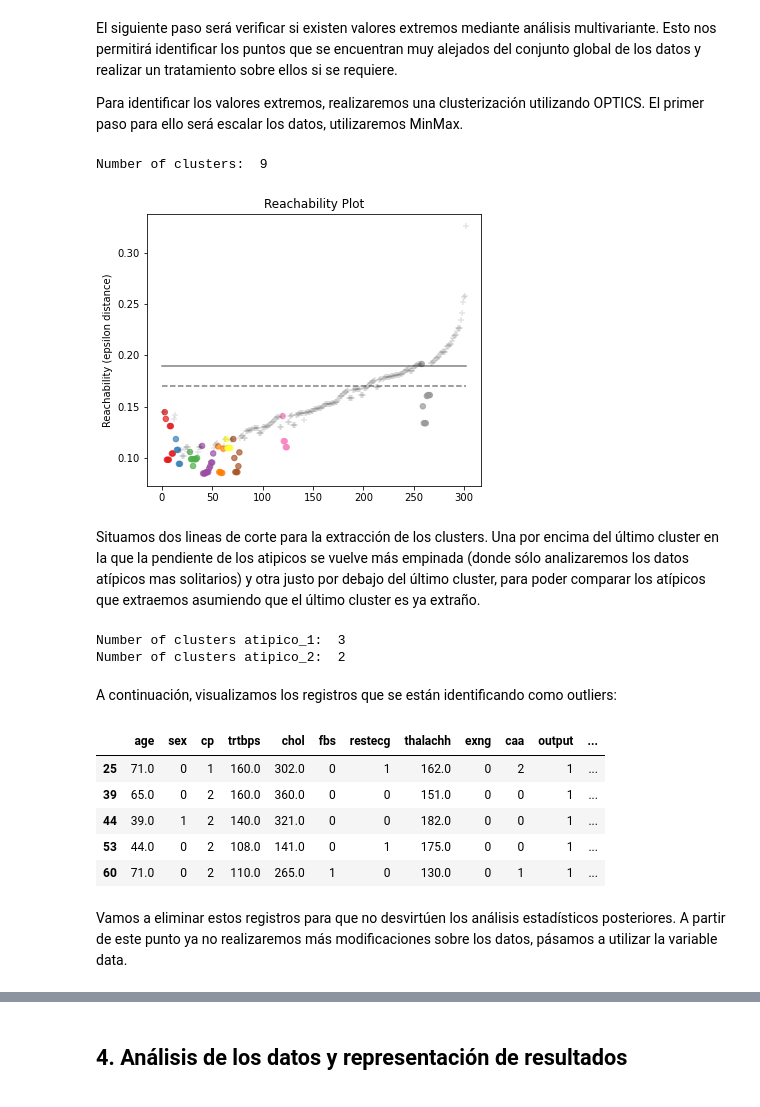
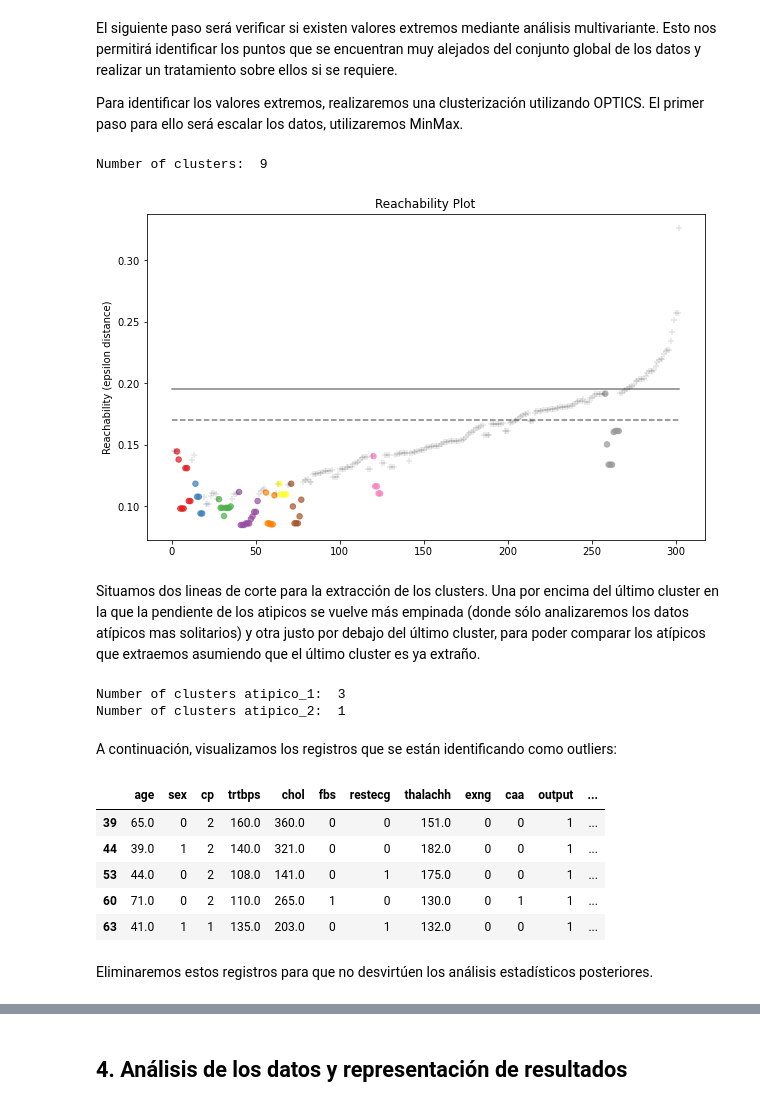
Before and after one commit to Carlos-Perez-Ha/PRA2, a Jupyter notebook: Heart_attack_analysis.ipynb, the cells around one changed output, grey strips where cells are left out. Cells and saved outputs as stored; diff of their text form; code cells hidden in the pictures.

```diff
--- a/Heart_attack_analysis.ipynb
+++ b/Heart_attack_analysis.ipynb
@@ -205,36 +205,36 @@ import numpy as np
 
 from sklearn.cluster import OPTICS, cluster_optics_dbscan
 
 cut_line_1 = .17# .19
-cut_line_2 = .19# .22
+cut_line_2 = .195# .22
 
 clust= OPTICS().fit(df_scaled)
 
 space = np.arange(len(df_scaled))
 reachability = clust.reachability_[clust.ordering_]
 labels = clust.labels_[clust.ordering_]
 
 # Normalización de las etiquetas para obtener los colores de los clusters
 norm = colors.Normalize(vmin=0, vmax=max(labels))
 
-plt.figure(figsize=(6, 5))
+plt.figure(figsize=(10, 6))
 
 # Plot datos normales
 plt.scatter(space[labels!=-1], reachability[labels!=-1], c=labels[labels!=-1], norm=norm, s=30, cmap="Set1", alpha=.7)
 # Plot atipicos
 plt.scatter(space[labels==-1], reachability[labels==-1], c="black", s=30, alpha=.1, marker="+")
 
 # Lineas de corte de extracción eps
 plt.plot(space, np.full_like(space, cut_line_1, dtype=float), "k--", alpha=0.5)
 plt.plot(space, np.full_like(space, cut_line_2, dtype=float), "k-", alpha=0.5)
 
 plt.ylabel("Reachability (epsilon distance)")
 plt.title("Reachability Plot")
 
 print("Number of clusters: ",labels.max()+1)
 # %% [output]
 Number of clusters:  9
-[figure, old version]
+[figure, new version]
 # %% [markdown]
 Situamos dos lineas de corte para la extracción de los clusters. Una por encima del último cluster en la que la pendiente de los atipicos se vuelve más empinada (donde sólo analizaremos los datos atípicos mas solitarios) y otra justo por debajo del último cluster, para poder comparar los atípicos que extraemos asumiendo que el último cluster es ya extraño.
 # %%
@@ -258,19 +258,19 @@ print("Number of clusters atipico_1: ",labels_1.max() + 1)
 print("Number of clusters atipico_2: ",labels_2.max() + 1)
 # %% [output]
 Number of clusters atipico_1:  3
-Number of clusters atipico_2:  2
+Number of clusters atipico_2:  1
 # %% [markdown]
 A continuación, visualizamos los registros que se están identificando como outliers:
 # %%
 df.loc[df.atipico_2 == True].head()
 # %% [output]
 |  | age | sex | cp | trtbps | chol | fbs | restecg | thalachh | exng | caa | output | ... |
-| 25 | 71.0 | 0 | 1 | 160.0 | 302.0 | 0 | 1 | 162.0 | 0 | 2 | 1 | ... |
 | 39 | 65.0 | 0 | 2 | 160.0 | 360.0 | 0 | 0 | 151.0 | 0 | 0 | 1 | ... |
 | 44 | 39.0 | 1 | 2 | 140.0 | 321.0 | 0 | 0 | 182.0 | 0 | 0 | 1 | ... |
 | 53 | 44.0 | 0 | 2 | 108.0 | 141.0 | 0 | 1 | 175.0 | 0 | 0 | 1 | ... |
 | 60 | 71.0 | 0 | 2 | 110.0 | 265.0 | 1 | 0 | 130.0 | 0 | 1 | 1 | ... |
+| 63 | 41.0 | 1 | 1 | 135.0 | 203.0 | 0 | 1 | 132.0 | 0 | 0 | 1 | ... |
 # %% [markdown]
-Vamos a eliminar estos registros para que no desvirtúen los análisis estadísticos posteriores. A partir de este punto ya no realizaremos más modificaciones sobre los datos, pásamos a utilizar la variable data.
+Eliminaremos estos registros para que no desvirtúen los análisis estadísticos posteriores.
 # %%
 data = df.loc[df.atipico_2 == False]
```
Also changed, not shown: parts of 40 cells of this notebook.
